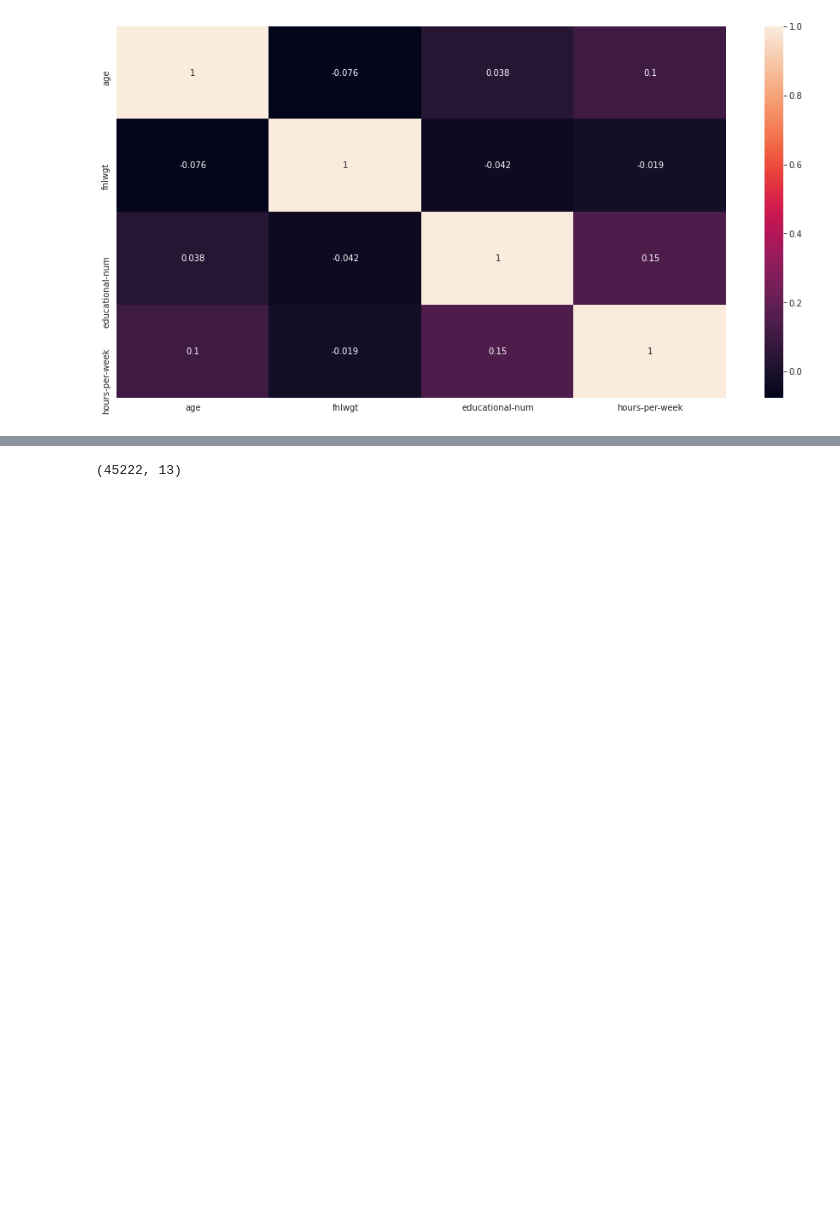
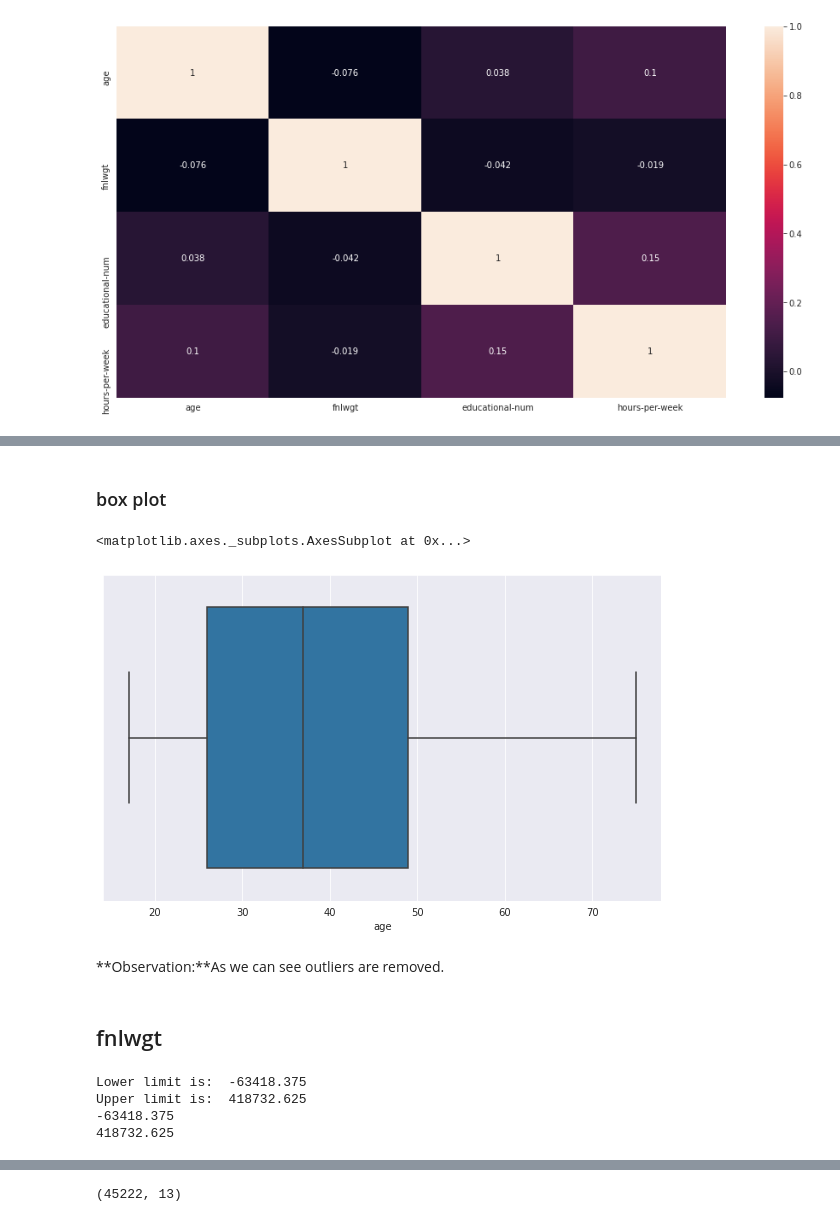
Before and after one commit to SumanthBalabhadruni/Innomatics_Internship_APR_21, a Jupyter notebook: Task_11_(EDA_+_Missing_Value_+_Outlier_+_ML_Model)/Task_11_(EDA_+_Missing_Value_+_Outlier_+_ML_Model).ipynb, the cells around one changed output, grey strips where cells are left out. Saved outputs shown, nothing was run; the diff lists cells and outputs as text; code cells hidden in the pictures; blank space fills up the shorter version.

```diff
--- a/Task_11_(EDA_+_Missing_Value_+_Outlier_+_ML_Model)/Task_11_(EDA_+_Missing_Value_+_Outlier_+_ML_Model).ipynb
+++ b/Task_11_(EDA_+_Missing_Value_+_Outlier_+_ML_Model)/Task_11_(EDA_+_Missing_Value_+_Outlier_+_ML_Model).ipynb
@@ -524,15 +625,16 @@ def i_q_r(mod_df):
     q1 = mod_df.quantile(0.25)
     q3 = mod_df.quantile(0.75)
     i_q_r = q3-q1
-    low = q1 - 1.5 * i_q_r
-    up = q3 + 1.5 * i_q_r
+    low = q1 - (1.5 * i_q_r)
+    up = q3 + (1.5 * i_q_r)
     print("Lower limit is: ",low)
     print("Upper limit is: ",up)
     outliers=[]
     for i in mod_df:
         if (i < low) or (i > up):
             outliers.append(i)
-    return outliers
+    k=[low,up]
+    return k
 # %% [markdown]
 # Catageries Of Data
 # %%
@@ -1719,0 +1826,4 @@ sns.heatmap(corrMatrix, annot=True)
+# %%
+age_outliers=i_q_r(mod_df['age'])
+print(age_outliers[0])
+print(age_outliers[1])
@@ -1719,0 +1835,14 @@ sns.heatmap(corrMatrix, annot=True)
+# %%
+new=[]
+for i in (mod_df['age']):
+  if i > age_outliers[0]:
+    new.append(i)
+mod_df['age']=pd.DataFrame(new)
+mod_df['age'].fillna(mod_df['age'].quantile(0.95),inplace=True)
+# %%
+new=[]
+for i in (mod_df['age']):
+  if i < age_outliers[1]:
+    new.append(i)
+mod_df['age']=pd.DataFrame(new)
+mod_df['age'].fillna(mod_df['age'].quantile(0.05),inplace=True)
@@ -1719,0 +1858,21 @@ sns.heatmap(corrMatrix, annot=True)
+# %% [markdown]
+### box plot
+# %%
+plt.figure(figsize=(10,6))
+sns.boxplot(mod_df['age'])
+# %% [output]
+<matplotlib.axes._subplots.AxesSubplot at 0x...>
+[figure, added]
+# %% [markdown]
+**Observation:**As we can see outliers are removed.
+# %% [markdown]
+## fnlwgt
+# %%
+fnlwgt_outliers=i_q_r(mod_df['fnlwgt'])
+print(fnlwgt_outliers[0])
+print(fnlwgt_outliers[1])
+# %% [output]
+Lower limit is:  -63418.375
+Upper limit is:  418732.625
+-63418.375
+418732.625
```
Also changed, not shown: parts of 59 cells of this notebook.
